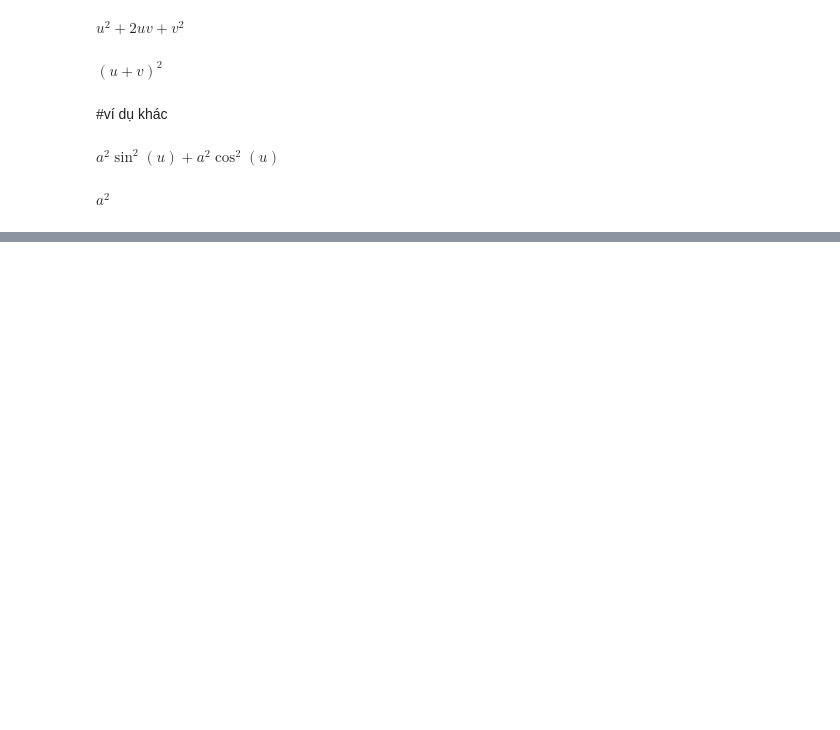
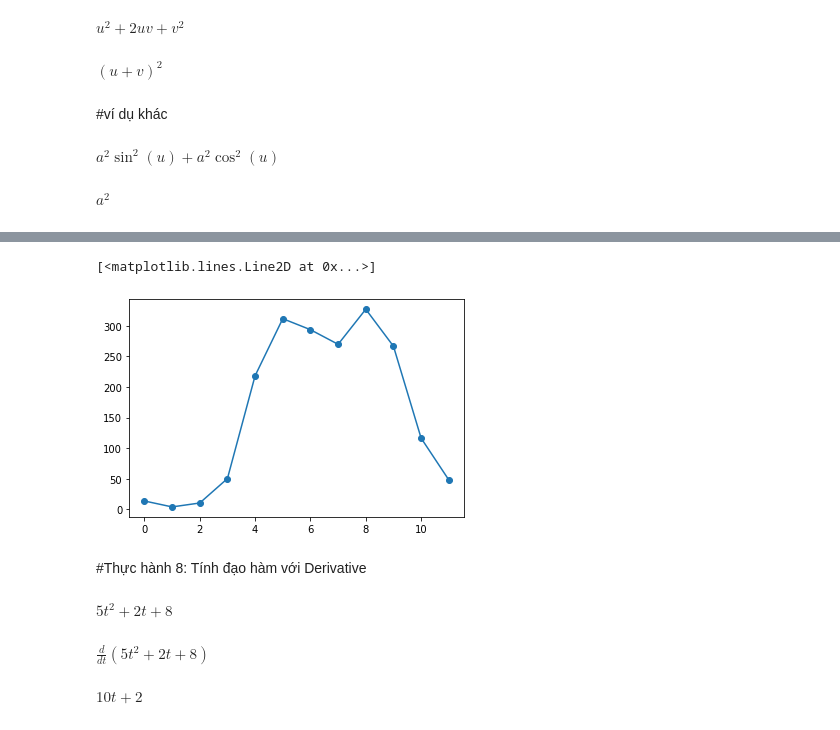
Before and after one commit to Thaitam/ThuchanhtoanCC, a Jupyter notebook: chuong_2.ipynb, the cells around one changed output, grey strips where cells are left out. Drawn from its saved outputs; the diff is of its cells as text; code cells hidden in the pictures; blank space fills up the shorter version.

```diff
--- a/chuong_2.ipynb
+++ b/chuong_2.ipynb
@@ -76,0 +142,7 @@ $\displaystyle a^{2}$
+# %%
+plot(thang, hcm_rain, marker = 'o')
+# %% [output]
+[<matplotlib.lines.Line2D at 0x...>]
+[figure, added]
+# %% [markdown]
+#Thực hành 8: Tính đạo hàm với Derivative
@@ -76,0 +153,13 @@ $\displaystyle a^{2}$
+# %%
+st
+# %% [output]
+$\displaystyle 5 t^{2} + 2 t + 8$
+# %%
+Derivative(st,t)
+# %% [output]
+$\displaystyle \frac{d}{d t} \left(5 t^{2} + 2 t + 8\right)$
+# %%
+d = Derivative(st,t)
+d.doit()
+# %% [output]
+$\displaystyle 10 t + 2$
```
Also changed, not shown: parts of 22 cells of this notebook.
